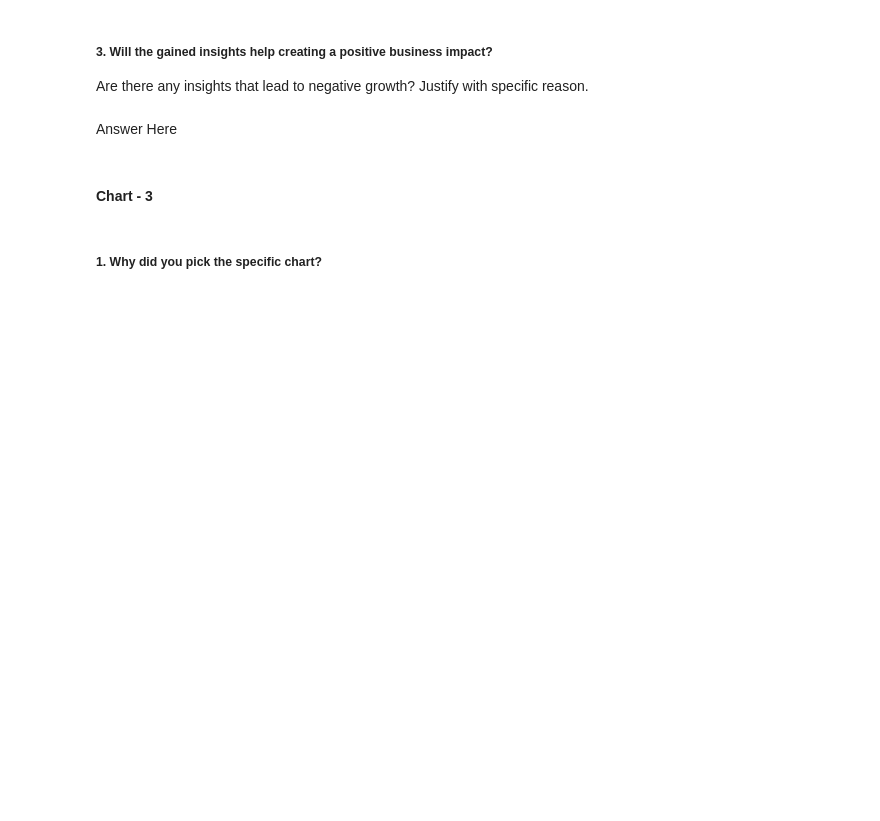
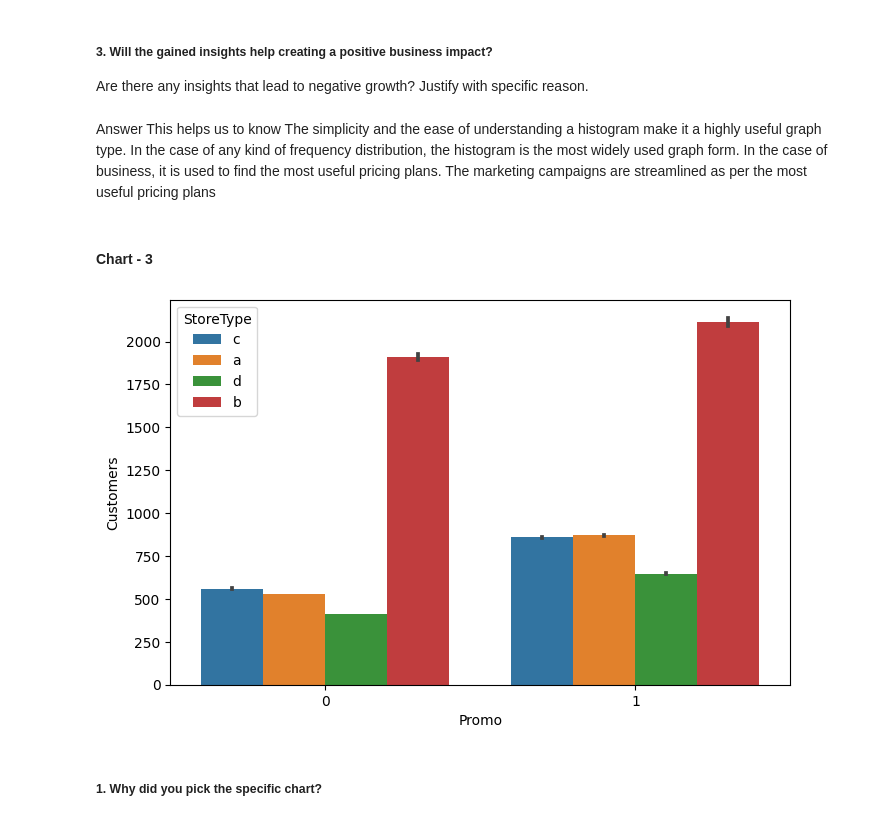
Before and after one commit to Achin120/Achin-Rossmann-Sales-Prediction---Capstone-Project.ipynb-, a Jupyter notebook: Achin_Rossmann_Sales_Prediction_Capstone_Project.ipynb, the cells around one changed output. Drawn from its saved outputs; the diff is of its cells as text; code cells hidden in the pictures; blank space fills up the shorter version.

```diff
--- a/Achin_Rossmann_Sales_Prediction_Capstone_Project.ipynb
+++ b/Achin_Rossmann_Sales_Prediction_Capstone_Project.ipynb
@@ -614,7 +631,7 @@ Answer Here
 # %% [markdown]
 ##### 3. Will the gained insights help creating a positive business impact?
 Are there any insights that lead to negative growth? Justify with specific reason.
-# %% [markdown]
-Answer Here
+# %% [markdown]
+Answer This helps us to know The simplicity and the ease of understanding a histogram make it a highly useful graph type. In the case of any kind of frequency distribution, the histogram is the most widely used graph form. In the case of business, it is used to find the most useful pricing plans. The marketing campaigns are streamlined as per the most useful pricing plans
 # %% [markdown]
 #### Chart - 3
@@ -623,3 +638,11 @@ Answer Here
+# %%
+# Chart - 3 visualization code
+#This is the bar graph between Promo  and Customers.Promo- indicates whether a store is running a promo on that day and what effect promo create on Number of customer
+plot=sns.barplot(x='Promo',y='Customers', data= df,hue = 'StoreType')
+
+plt.show()
+# %% [output]
+[figure, added]
 # %% [markdown]
 ##### 1. Why did you pick the specific chart?
 # %% [markdown]
```
Also changed, not shown: parts of 39 cells of this notebook.
